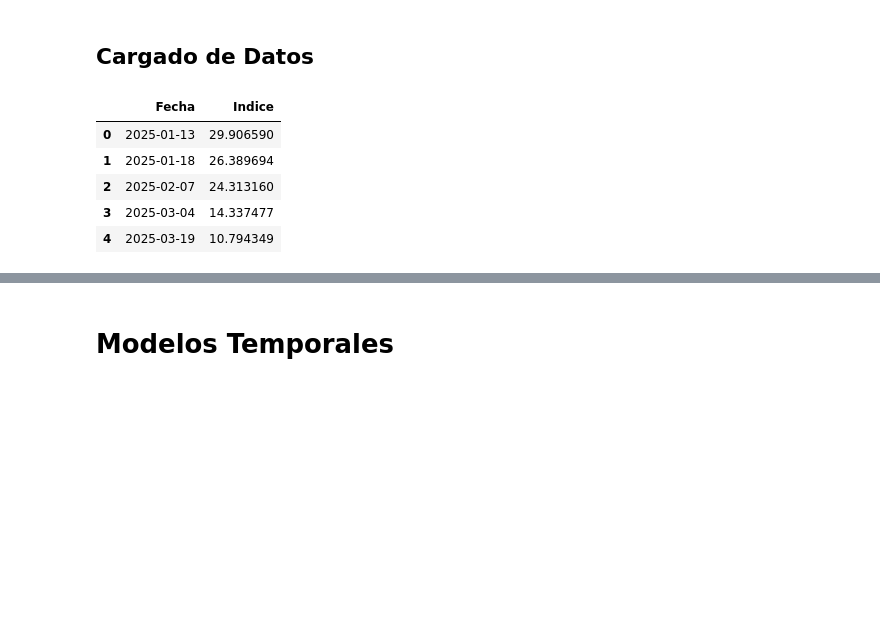
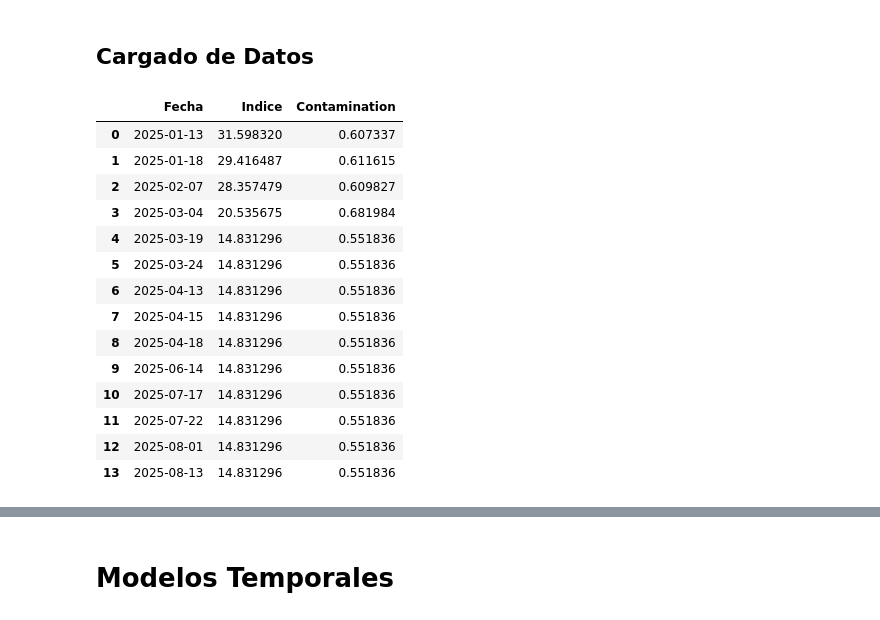
Before and after one commit to DanielRasho/DS-Lab5, a Jupyter notebook: report.ipynb, the cells around one changed output, grey strips where cells are left out. Saved outputs shown, nothing was run; the diff lists cells and outputs as text; code cells hidden in the pictures; blank space fills up the shorter version.

```diff
--- a/report.ipynb
+++ b/report.ipynb
@@ -159,7 +270,8 @@ atitlan_images = {
 }
 # %%
 dates = []
-index_value = []
+cianobacteria = []
+contamination = []
 
 def getIndexPerDate(basepath, selected_images):
     results = {}
@@ -168,16 +280,12 @@ def getIndexPerDate(basepath, selected_images):
         with rasterio.open(tif_path) as ds:
             chl_map = cyanobacteria_index(tif_path)
             mean_chl = np.nanmean(chl_map)
-            index_value.append(mean_chl)
+            contamination_map = water_quality_index(tif_path)
+            mean_contamination = np.nanmean(contamination_map)
+            cianobacteria.append(mean_chl)
+            contamination.append(mean_contamination)
             dates.append(date)
 
-getIndexPerDate(Path("./data"), amatitlan_images)
-df = pd.DataFrame.from_dict({'Fecha': dates, 'Indice': index_value})
-df
+getIndexPerDate(Path("./data/GIS/"), amatitlan_images)
+
+amatitlan_df = pd.DataFrame.from_dict({'Fecha': dates, 'Indice': cianobacteria, "Contamination": contamination})
-# %% [output]
-|  | Fecha | Indice |
-| 0 | 2025-01-13 | 29.906590 |
-| 1 | 2025-01-18 | 26.389694 |
-| 2 | 2025-02-07 | 24.313160 |
-| 3 | 2025-03-04 | 14.337477 |
-| 4 | 2025-03-19 | 10.794349 |
@@ -183,0 +313,18 @@ df
+# %%
+amatitlan_df
+# %% [output]
+|  | Fecha | Indice | Contamination |
+| 0 | 2025-01-13 | 31.598320 | 0.607337 |
+| 1 | 2025-01-18 | 29.416487 | 0.611615 |
+| 2 | 2025-02-07 | 28.357479 | 0.609827 |
+| 3 | 2025-03-04 | 20.535675 | 0.681984 |
+| 4 | 2025-03-19 | 14.831296 | 0.551836 |
+| 5 | 2025-03-24 | 14.831296 | 0.551836 |
+| 6 | 2025-04-13 | 14.831296 | 0.551836 |
+| 7 | 2025-04-15 | 14.831296 | 0.551836 |
+| 8 | 2025-04-18 | 14.831296 | 0.551836 |
+| 9 | 2025-06-14 | 14.831296 | 0.551836 |
+| 10 | 2025-07-17 | 14.831296 | 0.551836 |
+| 11 | 2025-07-22 | 14.831296 | 0.551836 |
+| 12 | 2025-08-01 | 14.831296 | 0.551836 |
+| 13 | 2025-08-13 | 14.831296 | 0.551836 |
```
Also changed, not shown: parts of 6 cells of this notebook.
